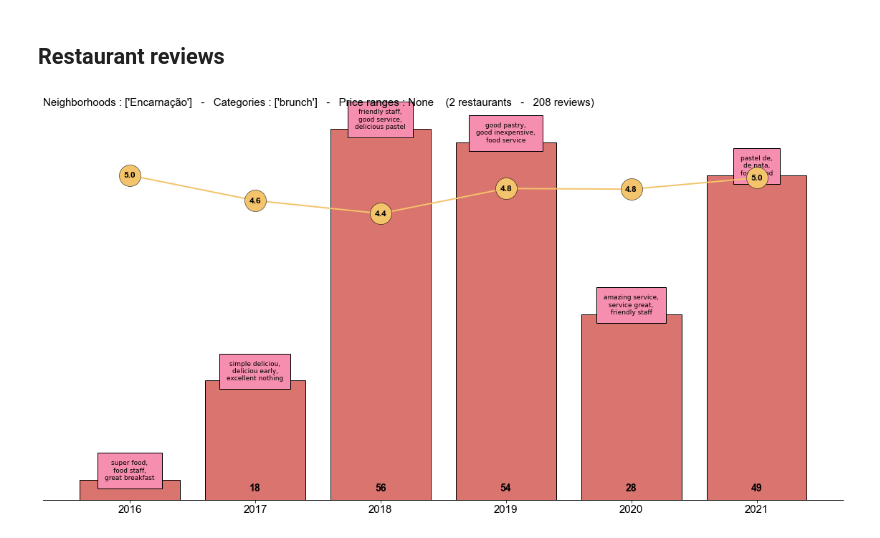
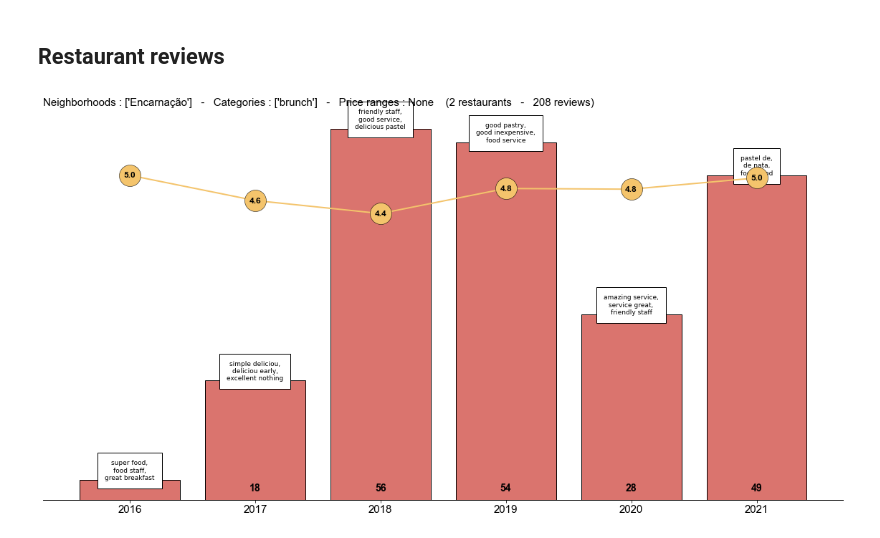
Before and after one commit to MalouO/small_business, a Jupyter notebook: notebooks/2_Exploratory/Reviews.ipynb, the cells around one changed output. Cells and saved outputs as stored; diff of their text form; code cells hidden in the pictures.

```diff
--- a/notebooks/2_Exploratory/Reviews.ipynb
+++ b/notebooks/2_Exploratory/Reviews.ipynb
@@ -358,7 +358,7 @@ def review_barplot(df, restaurant, title):
     f=sns.barplot(data=data, x='Dates', y='#Comments', color='#ec645c', edgecolor='black')
 
     for k, v in enumerate(data['Tfidf']):
-        f.text(k, data['#Comments'].values[k], ',\n'.join([i[0] for i in v[:3]]), ha='center', color='black', size=9, bbox={'facecolor': '#f58eaf', 'alpha': 1, 'pad': 10})
+        f.text(k, data['#Comments'].values[k], ',\n'.join([i[0] for i in v[:3]]), ha='center', color='black', size=9, bbox={'facecolor': 'white', 'alpha': 1, 'pad': 10})
         if data['#Comments'].values[k] > max(data['#Comments'].values)*0.1:
             f.text(k, 1, data['#Comments'].values[k], va='bottom', ha='center', color='black', size=14, weight='bold', fontname="Arial")
 
@@ -396,31 +396,37 @@ restaurant = None
 neighborhood = None
 type_rest = None
 price = None
 
 
 # either this
 #restaurant = ['Flor da Laranja']
 
 # or this
 neighborhood = ['Encarnação']
 type_rest = ['brunch']
 #price = [1]
+
+df_merged = pd.read_csv('../../small_business/data/reviews.csv')
+reviews_only = df_merged[['restaurant_name', 'comment_ratings', 'comment_dates', 'comment_trans', 'year', 'type', 'review_count', 'price', 'neighborhood']]
+x = pd.to_datetime(reviews_only['comment_dates'])
+reviews_only['comment_dates'] = x
+reviews_only
 
 restaurant_full_analysis(reviews_only, restaurant=restaurant, neighborhood=neighborhood, type_rest=type_rest, price=price)
 
 def restaurant_full_analysis(df, restaurant=None, neighborhood=None, type_rest=None, price=None):
     df = df.copy()
     df['comment_dates'] = pd.to_datetime(df['comment_dates'])
     df['monthyear'] = df['comment_dates'].map(lambda x : int(f'{x.year}'))
 
     if restaurant != None:
         title = restaurant
     else:
         title = (f'Neighborhoods : {neighborhood}   -   Categories : {type_rest}   -   Price ranges : {price}')
 
     restaurant = restaurant_list(df, restaurant, neighborhood, type_rest, price)
 
     #review_scatter(df, restaurant, title)
     review_barplot(df, restaurant, title)
 # %% [output]
-[figure, old version]
+[figure, new version]
```
Also changed, not shown: 2 other files.
